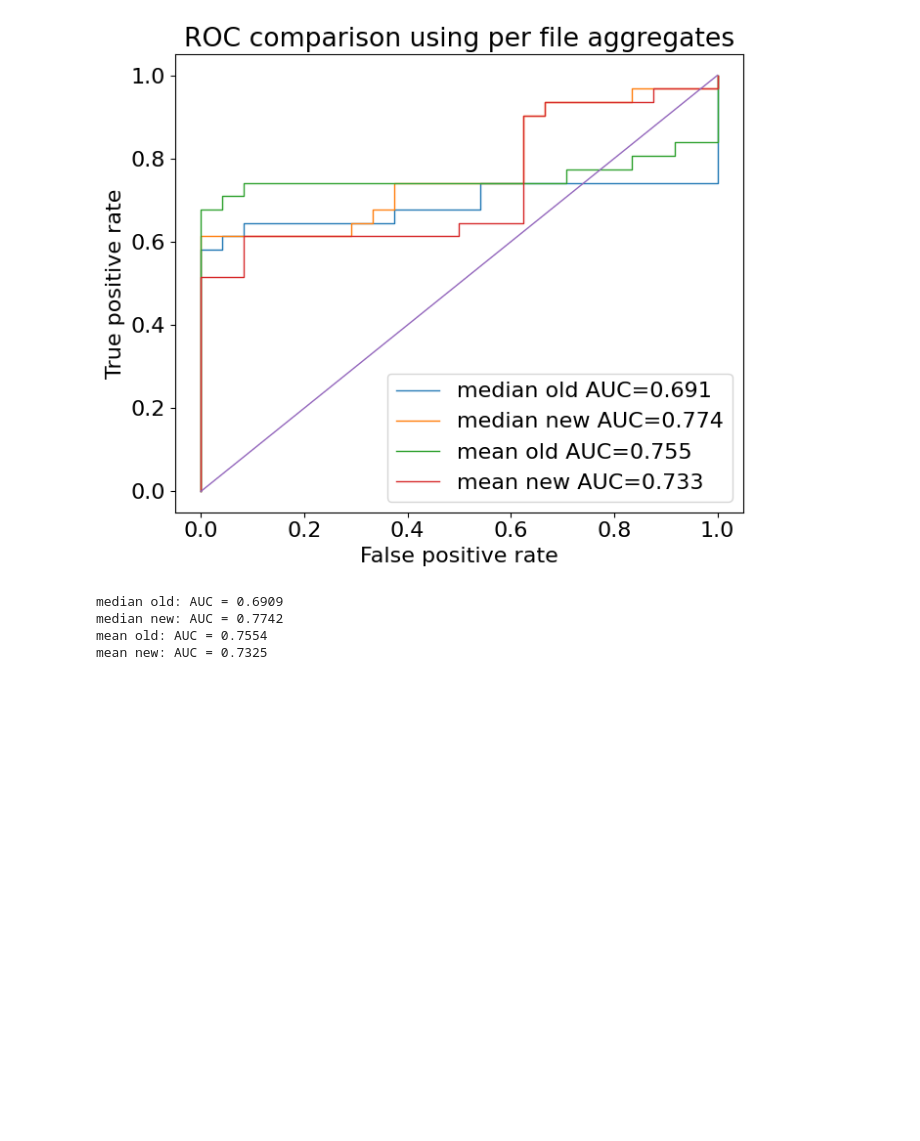
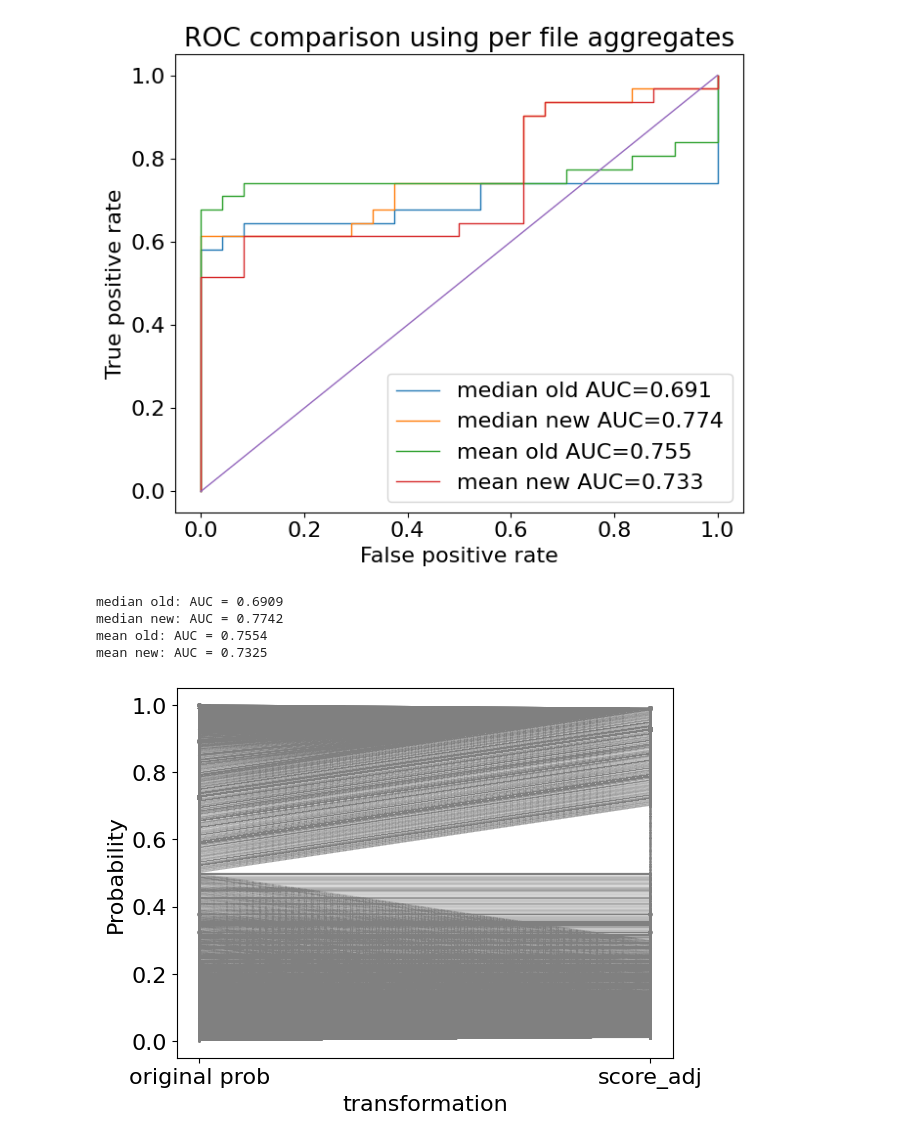
Before and after one commit to tuonglab/gnn_release, a Jupyter notebook: clonal_frequency_scoring/final_method_sarcoma_zero.ipynb, the cells around one changed output. Cells and saved outputs as stored; diff of their text form; code cells hidden in the pictures; blank space fills up the shorter version.

```diff
--- a/clonal_frequency_scoring/final_method_sarcoma_zero.ipynb
+++ b/clonal_frequency_scoring/final_method_sarcoma_zero.ipynb
@@ -632,3 +632,32 @@ median old: AUC = 0.6909
 median new: AUC = 0.7742
 mean old: AUC = 0.7554
 mean new: AUC = 0.7325
+# %%
+import matplotlib.pyplot as plt
+
+# Define variables
+var = "score_adj"  # the adjusted version you want to compare against "prob"
+sizes = combined_control_df["CloneFreq"] * 100  # adjust if you have CloneFreq column
+widths = combined_control_df["CloneFreq"] * 30
+
+# Drop missing values to align prob and var
+df = combined_control_df[["prob", var, "CloneFreq"]].dropna().reset_index(drop=True)
+
+# Plot
+for i in range(len(df)):
+    plt.plot(
+        [1, 2],
+        [df["prob"][i], df[var][i]],
+        marker="o",
+        color="gray",
+        markersize=sizes[i] if "CloneFreq" in df else 5,
+        linewidth=widths[i] if "CloneFreq" in df else 1,
+    )
+
+plt.xticks([1, 2], ["original prob", var])
+plt.xlabel("transformation")
+plt.ylabel("Probability")
+
+plt.show()
+# %% [output]
+[figure, added]
```
Also changed, not shown: 12 other files.
